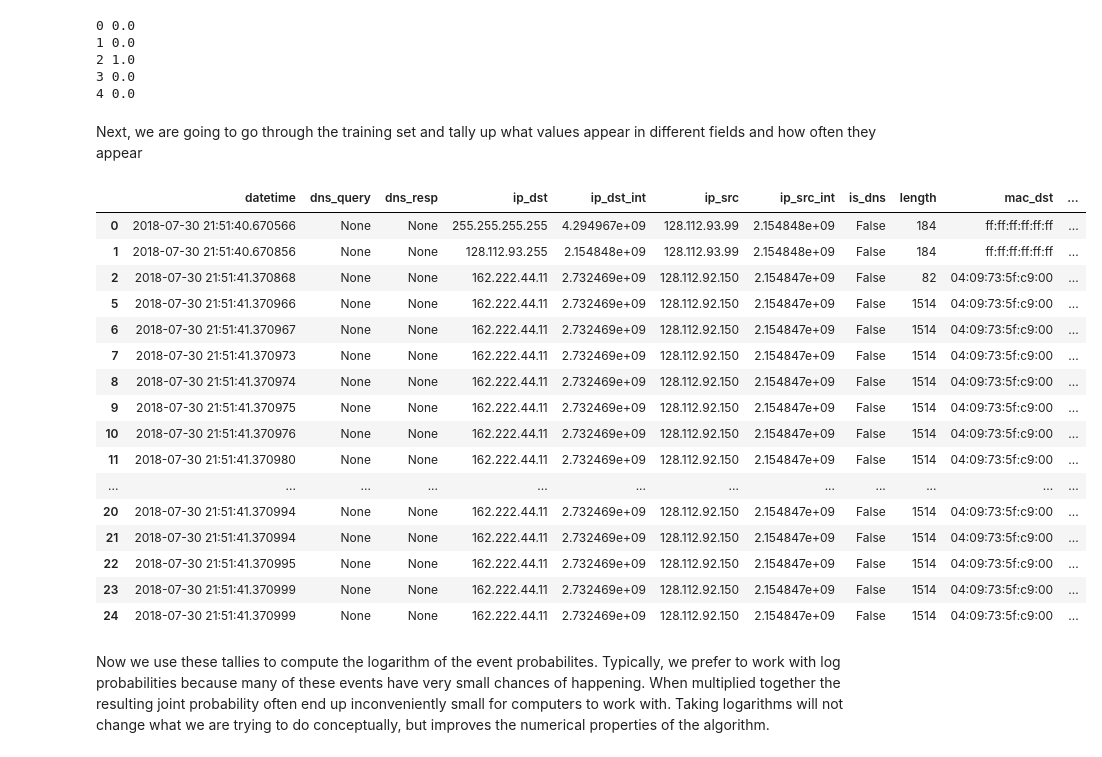
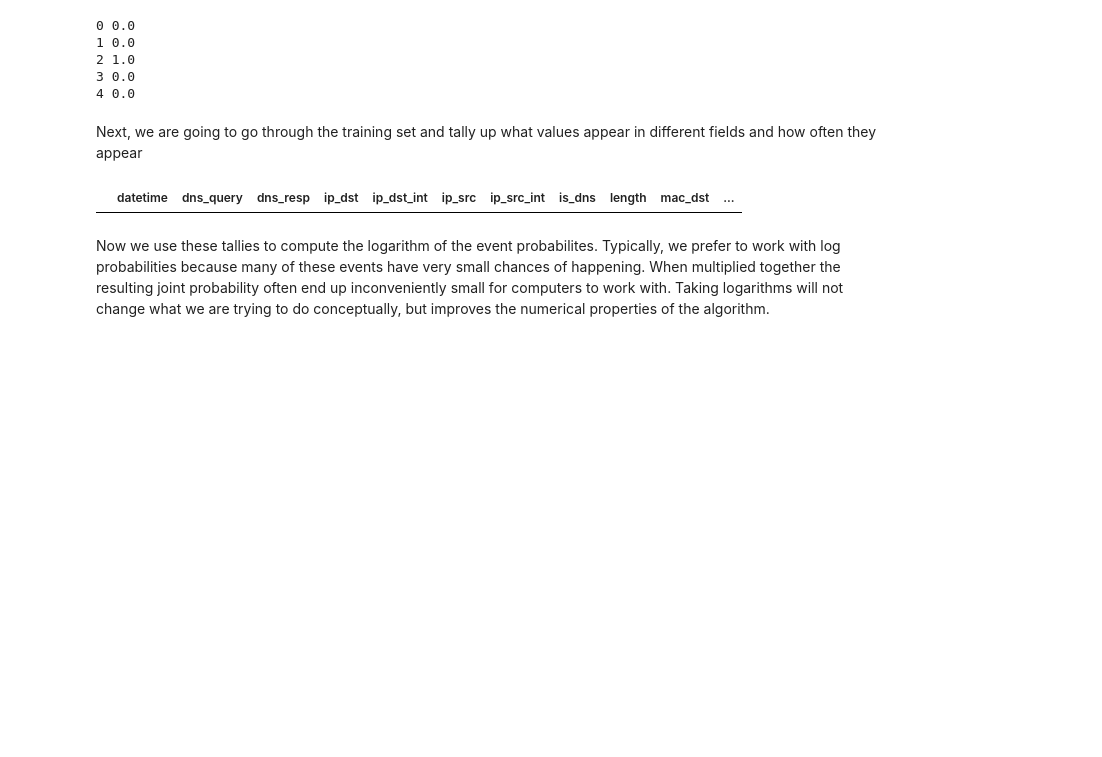
Before and after one commit to noise-lab/ml-networking, a Jupyter notebook: 3_Probability.ipynb, the cells around one changed output. Cells and saved outputs as stored; diff of their text form; code cells hidden in the pictures; blank space fills up the shorter version.

```diff
--- a/3_Probability.ipynb
+++ b/3_Probability.ipynb
@@ -246,7 +252,7 @@ def convert_to_datetime(time):
 labels['datetime'] = labels['time'].apply(convert_to_datetime)
 
 # Force GMT -0400
-tzlocal = tz.gettz('EST')
+tzlocal = tz.gettz('CDT')
 #tzlocal = datetime.now().astimezone().tzinfo
 labels['timestamp'] = labels['datetime'].apply(lambda dt: dt.replace(tzinfo=tzlocal).timestamp())
 
@@ -371,25 +378,9 @@ for i in range(num_labels + 1):
 # %% [markdown]
 Next, we are going to go through the training set and tally up what values appear in different fields and how often they appear
 # %%
-train[train['label'] == 2].head(n=20)
+train[train['label'] == 4].head(n=20)
 # %% [output]
 |  | datetime | dns_query | dns_resp | ip_dst | ip_dst_int | ip_src | ip_src_int | is_dns | length | mac_dst | ... |
-| 0 | 2018-07-30 21:51:40.670566 | None | None | 255.255.255.255 | 4.294967e+09 | 128.112.93.99 | 2.154848e+09 | False | 184 | ff:ff:ff:ff:ff:ff | ... |
-| 1 | 2018-07-30 21:51:40.670856 | None | None | 128.112.93.255 | 2.154848e+09 | 128.112.93.99 | 2.154848e+09 | False | 184 | ff:ff:ff:ff:ff:ff | ... |
-| 2 | 2018-07-30 21:51:41.370868 | None | None | 162.222.44.11 | 2.732469e+09 | 128.112.92.150 | 2.154847e+09 | False | 82 | 04:09:73:5f:c9:00 | ... |
-| 5 | 2018-07-30 21:51:41.370966 | None | None | 162.222.44.11 | 2.732469e+09 | 128.112.92.150 | 2.154847e+09 | False | 1514 | 04:09:73:5f:c9:00 | ... |
-| 6 | 2018-07-30 21:51:41.370967 | None | None | 162.222.44.11 | 2.732469e+09 | 128.112.92.150 | 2.154847e+09 | False | 1514 | 04:09:73:5f:c9:00 | ... |
-| 7 | 2018-07-30 21:51:41.370973 | None | None | 162.222.44.11 | 2.732469e+09 | 128.112.92.150 | 2.154847e+09 | False | 1514 | 04:09:73:5f:c9:00 | ... |
-| 8 | 2018-07-30 21:51:41.370974 | None | None | 162.222.44.11 | 2.732469e+09 | 128.112.92.150 | 2.154847e+09 | False | 1514 | 04:09:73:5f:c9:00 | ... |
-| 9 | 2018-07-30 21:51:41.370975 | None | None | 162.222.44.11 | 2.732469e+09 | 128.112.92.150 | 2.154847e+09 | False | 1514 | 04:09:73:5f:c9:00 | ... |
-| 10 | 2018-07-30 21:51:41.370976 | None | None | 162.222.44.11 | 2.732469e+09 | 128.112.92.150 | 2.154847e+09 | False | 1514 | 04:09:73:5f:c9:00 | ... |
-| 11 | 2018-07-30 21:51:41.370980 | None | None | 162.222.44.11 | 2.732469e+09 | 128.112.92.150 | 2.154847e+09 | False | 1514 | 04:09:73:5f:c9:00 | ... |
-| ... | ... | ... | ... | ... | ... | ... | ... | ... | ... | ... | ... |
-| 20 | 2018-07-30 21:51:41.370994 | None | None | 162.222.44.11 | 2.732469e+09 | 128.112.92.150 | 2.154847e+09 | False | 1514 | 04:09:73:5f:c9:00 | ... |
-| 21 | 2018-07-30 21:51:41.370994 | None | None | 162.222.44.11 | 2.732469e+09 | 128.112.92.150 | 2.154847e+09 | False | 1514 | 04:09:73:5f:c9:00 | ... |
-| 22 | 2018-07-30 21:51:41.370995 | None | None | 162.222.44.11 | 2.732469e+09 | 128.112.92.150 | 2.154847e+09 | False | 1514 | 04:09:73:5f:c9:00 | ... |
-| 23 | 2018-07-30 21:51:41.370999 | None | None | 162.222.44.11 | 2.732469e+09 | 128.112.92.150 | 2.154847e+09 | False | 1514 | 04:09:73:5f:c9:00 | ... |
-| 24 | 2018-07-30 21:51:41.370999 | None | None | 162.222.44.11 | 2.732469e+09 | 128.112.92.150 | 2.154847e+09 | False | 1514 | 04:09:73:5f:c9:00 | ... |
 # %%
 ip_table = {} # The table stores tuples of the form (label, value)
 ip_list = [] # The list stores every value we've seen (uniquely).
```
Also changed, not shown: parts of 24 cells of this notebook, 1 other file.
